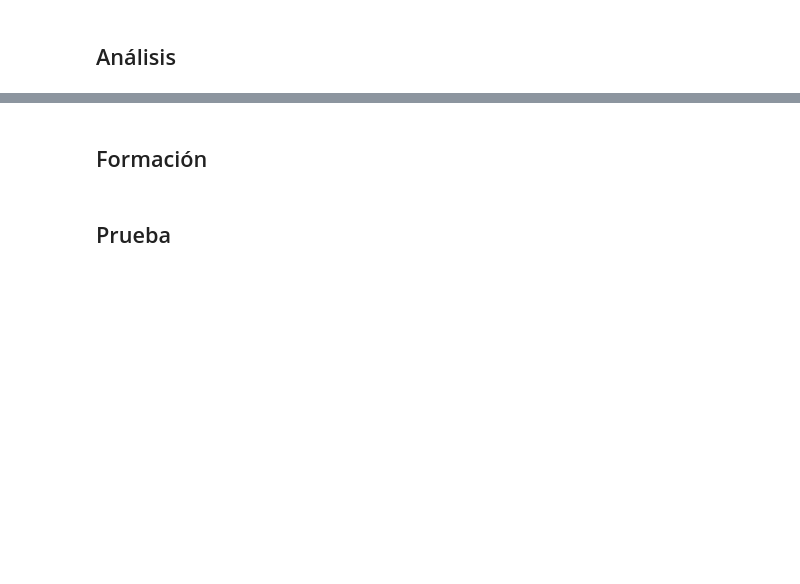
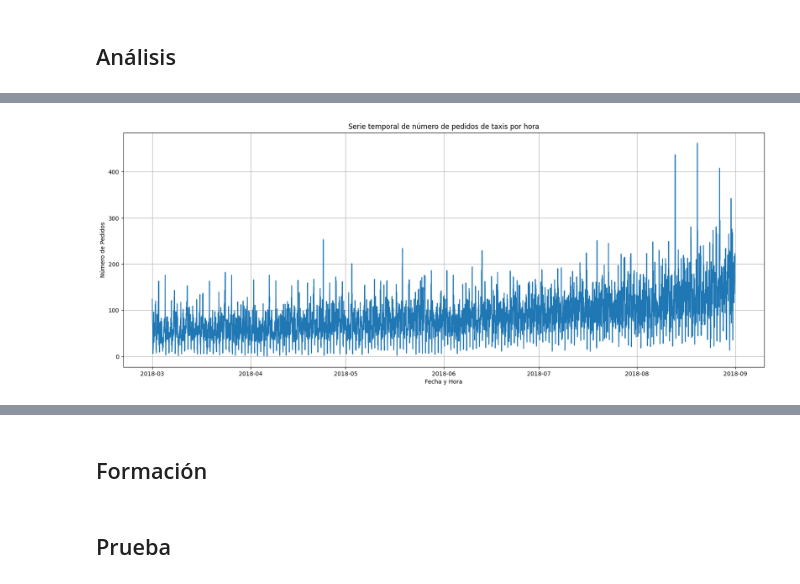
Before and after one commit to ErayFaSol/proyectosDataScience, a Jupyter notebook: proyecto13.ipynb, the cells around one changed output, grey strips where cells are left out. Saved outputs shown, nothing was run; the diff lists cells and outputs as text; code cells hidden in the pictures; blank space fills up the shorter version.

```diff
--- a/proyecto13.ipynb
+++ b/proyecto13.ipynb
@@ -24,7 +27,7 @@ import matplotlib.pyplot as plt
 # %%
 # Cargamos dataset
 # Cargar los datos
-file_path = '/datasets/taxi.csv'
+file_path = 'datasets/taxi.csv'
 data = pd.read_csv(file_path, index_col=0, parse_dates=[0])
 # %%
 # Visualizar los primeros registros
@@ -82,0 +98,13 @@ None
+# %%
+# Análisis de estacionalidad y tendencias
+plt.figure(figsize=(20, 25))
+
+# Plot de la serie temporal completa
+plt.subplot(3, 1, 1)
+plt.plot(data_resampled.index, data_resampled['num_orders'])
+plt.title('Serie temporal de número de pedidos de taxis por hora')
+plt.xlabel('Fecha y Hora')
+plt.ylabel('Número de Pedidos')
+plt.grid(True)
+# %% [output]
+[figure, added]
```
Also changed, not shown: parts of 8 cells of this notebook, 1 other file.
